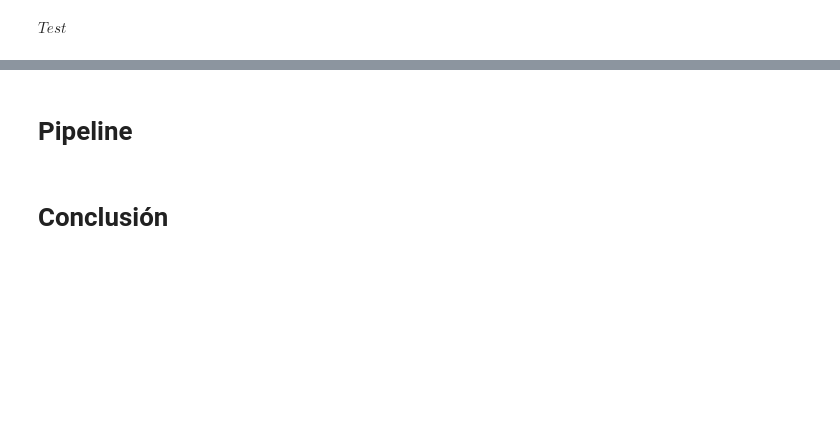
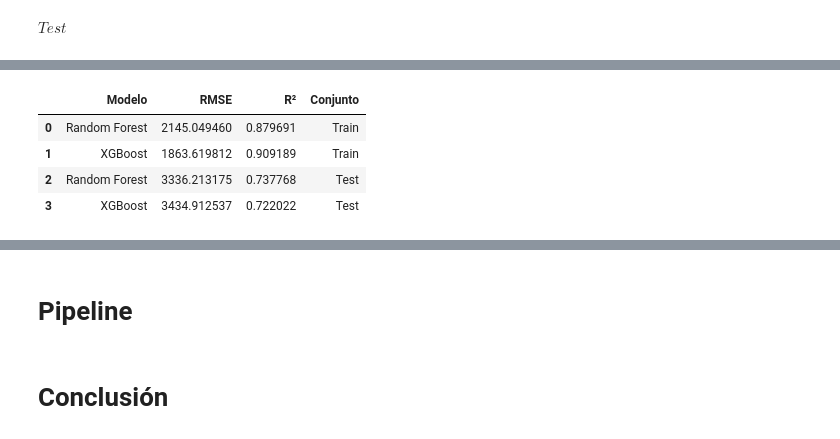
Before and after one commit to gibranchavez13/Prediccion-del-Lifetime-Value-en-Seguros-Automotrices-mediante-Modelos-de-Ensamble, a Jupyter notebook: P3.ipynb, the cells around one changed output, grey strips where cells are left out. Saved outputs shown, nothing was run; the diff lists cells and outputs as text; code cells hidden in the pictures; blank space fills up the shorter version.

```diff
--- a/P3.ipynb
+++ b/P3.ipynb
@@ -1069 +1069,19 @@ metricas_test
 | 1 | XGBoost | 3434.912537 | 0.722022 |
+# %%
+# Copiamos las tablas
+train_plot = tabla_final[['Modelo', 'RMSE', 'R²']].copy()
+test_plot = metricas_test[['Modelo', 'RMSE', 'R²']].copy()
+
+# Agregamos una columna para identificar el conjunto
+train_plot['Conjunto'] = 'Train'
+test_plot['Conjunto'] = 'Test'
+
+# Unimos ambas tablas
+df_plot = pd.concat([train_plot, test_plot], ignore_index=True)
+df_plot
+# %% [output]
+|  | Modelo | RMSE | R² | Conjunto |
+| 0 | Random Forest | 2145.049460 | 0.879691 | Train |
+| 1 | XGBoost | 1863.619812 | 0.909189 | Train |
+| 2 | Random Forest | 3336.213175 | 0.737768 | Test |
+| 3 | XGBoost | 3434.912537 | 0.722022 | Test |
```
Also changed, not shown: parts of 15 cells of this notebook.
